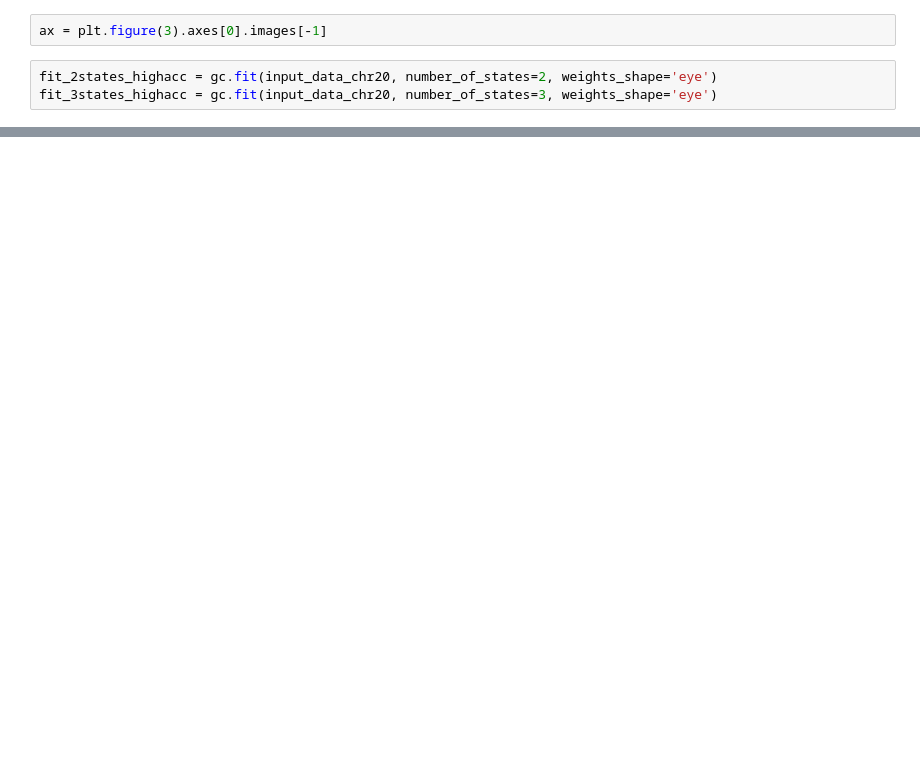
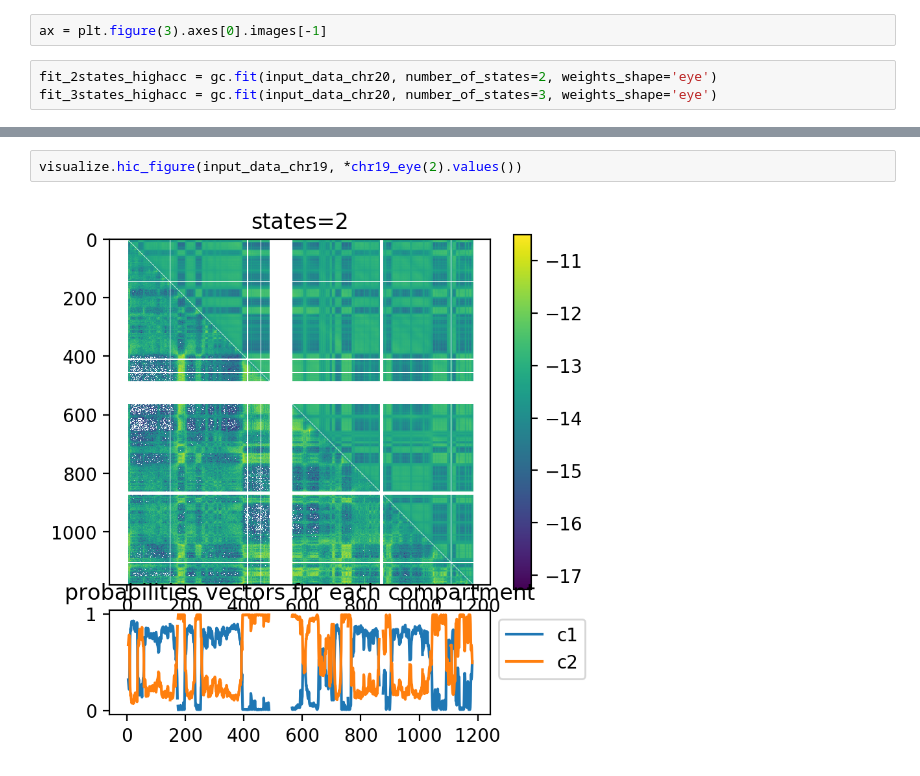
Before and after one commit to KaplanLab/deGeco, a Jupyter notebook: low_res.ipynb, the cells around one changed output, grey strips where cells are left out. Cells and saved outputs as stored; diff of their text form; blank space fills up the shorter version.

```diff
--- a/low_res.ipynb
+++ b/low_res.ipynb
@@ -83,0 +104,4 @@ list(chr20_eye(2).keys())
+# %%
+visualize.hic_figure(input_data_chr19, *chr19_eye(2).values())
+# %% [output]
+[figure, added]
```
Also changed, not shown: parts of 33 cells of this notebook.
